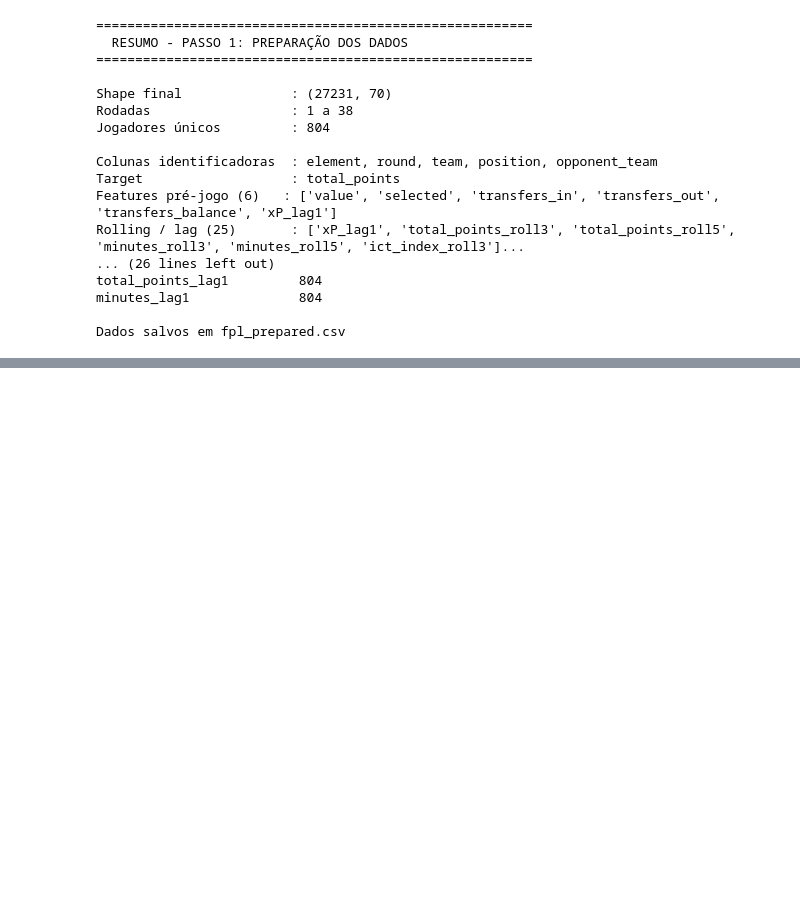
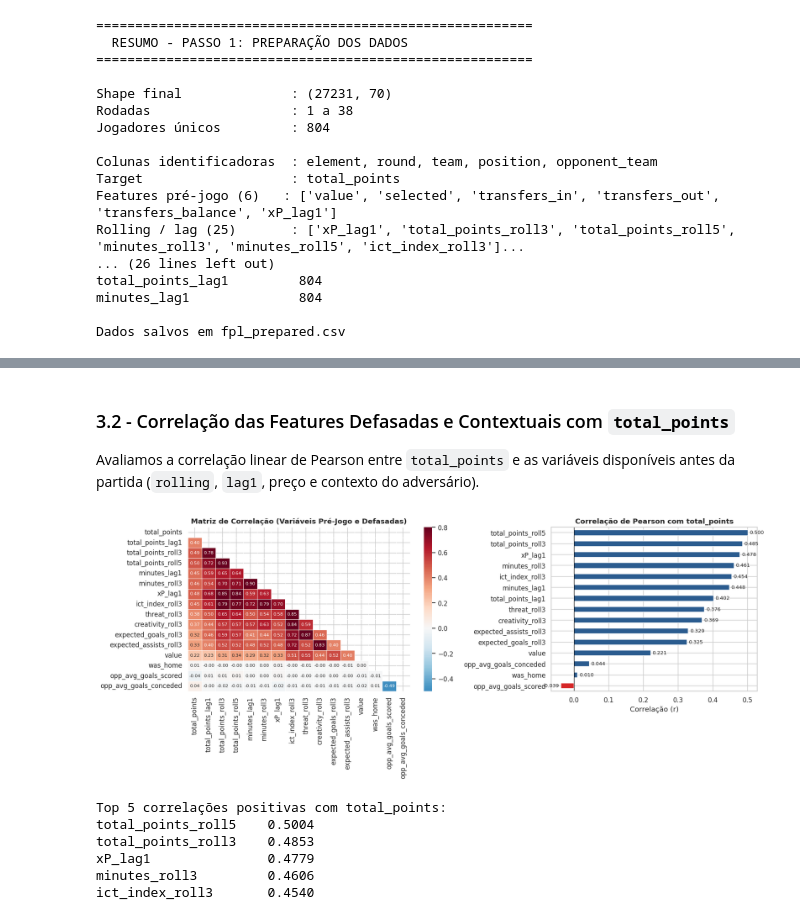
Before and after one commit to danieljmanzano/trab-icd, a Jupyter notebook: projeto_fpl.ipynb, the cells around one changed output, grey strips where cells are left out. Cells and saved outputs as stored; diff of their text form; code cells hidden in the pictures; blank space fills up the shorter version.

```diff
--- a/projeto_fpl.ipynb
+++ b/projeto_fpl.ipynb
@@ -530,0 +770,49 @@ Dados salvos em fpl_prepared.csv
+# %% [markdown]
+### 3.2 - Correlação das Features Defasadas e Contextuais com `total_points`
+
+Avaliamos a correlação linear de Pearson entre `total_points` e as variáveis disponíveis antes da partida (`rolling`, `lag1`, preço e contexto do adversário).
+# %%
+corr_cols = [
+    'total_points', 'total_points_lag1', 'total_points_roll3', 'total_points_roll5',
+    'minutes_lag1', 'minutes_roll3', 'xP_lag1', 'ict_index_roll3',
+    'threat_roll3', 'creativity_roll3', 'expected_goals_roll3',
+    'expected_assists_roll3', 'value', 'was_home',
+    'opp_avg_goals_scored', 'opp_avg_goals_conceded'
+]
+
+corr_mat = df[corr_cols].corr()
+target_corr = corr_mat['total_points'].drop('total_points').sort_values(ascending=True)
+
+fig, axes = plt.subplots(1, 2, figsize=(16, 6.5), gridspec_kw={'width_ratios': [1.35, 1]})
+
+# Heatmap
+mask = np.triu(np.ones_like(corr_mat, dtype=bool))
+sns.heatmap(
+    corr_mat, mask=mask, cmap='RdBu_r', center=0, vmin=-0.5, vmax=0.8,
+    annot=True, fmt='.2f', annot_kws={'size': 7.5}, linewidths=0.4, ax=axes[0]
+)
+axes[0].set_title('Matriz de Correlação (Variáveis Pré-Jogo e Defasadas)', fontsize=12, fontweight='bold')
+
+# Barras com correlação direta com total_points
+colors = ['#d62728' if v < 0 else '#2b5c8f' for v in target_corr.values]
+target_corr.plot(kind='barh', color=colors, ax=axes[1])
+axes[1].axvline(0, color='black', linewidth=0.8)
+axes[1].set_title('Correlação de Pearson com total_points', fontsize=12, fontweight='bold')
+axes[1].set_xlabel('Correlação (r)')
+for i, v in enumerate(target_corr.values):
+    axes[1].text(v + (0.005 if v >= 0 else -0.005), i, f'{v:.3f}',
+                 va='center', ha='left' if v >= 0 else 'right', fontsize=8.5)
+
+plt.tight_layout()
+plt.show()
+
+print('Top 5 correlações positivas com total_points:')
+print(target_corr.sort_values(ascending=False).head(5).round(4).to_string())
+# %% [output]
+[figure, added]
+Top 5 correlações positivas com total_points:
+total_points_roll5    0.5004
+total_points_roll3    0.4853
+xP_lag1               0.4779
+minutes_roll3         0.4606
+ict_index_roll3       0.4540
```
Also changed, not shown: parts of 22 cells of this notebook.
